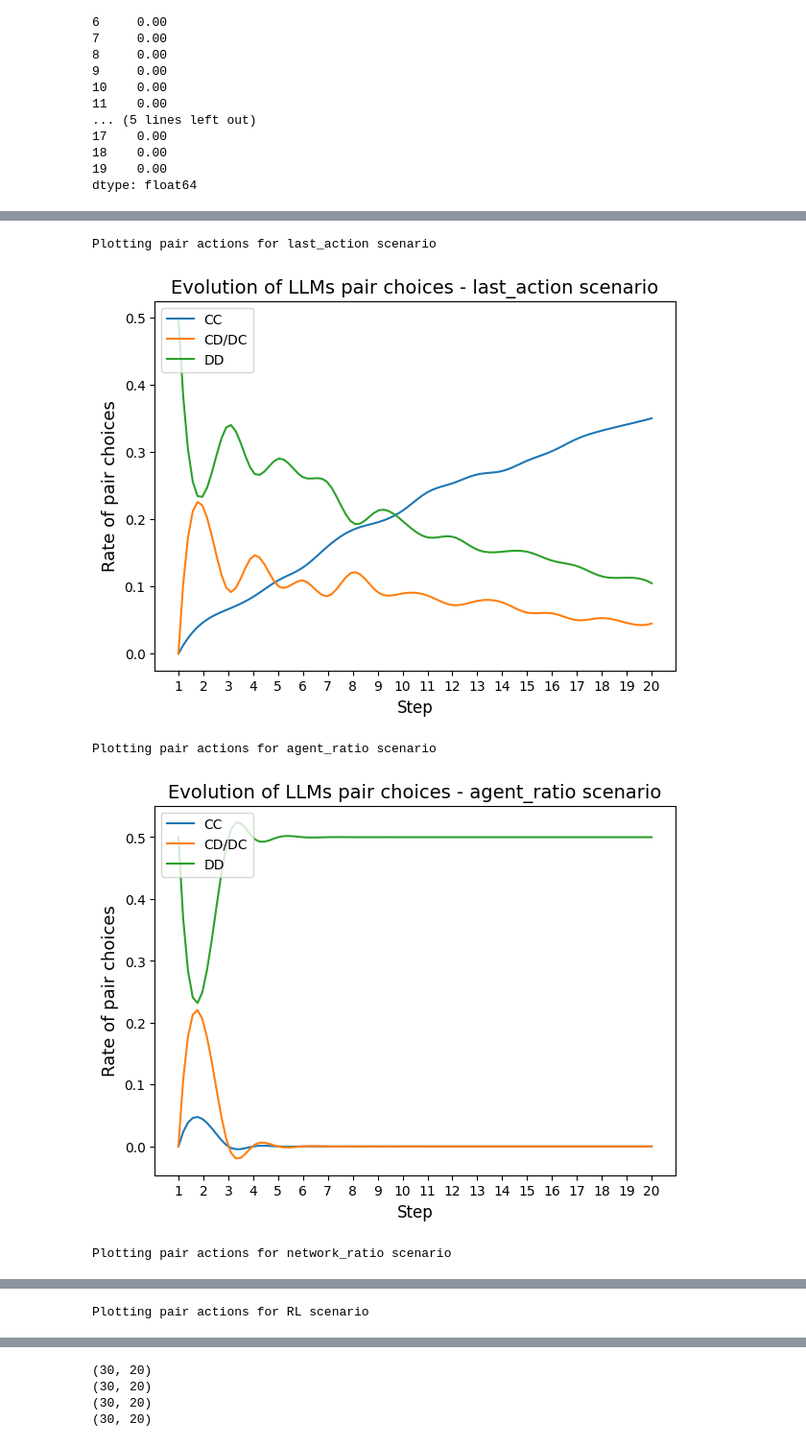
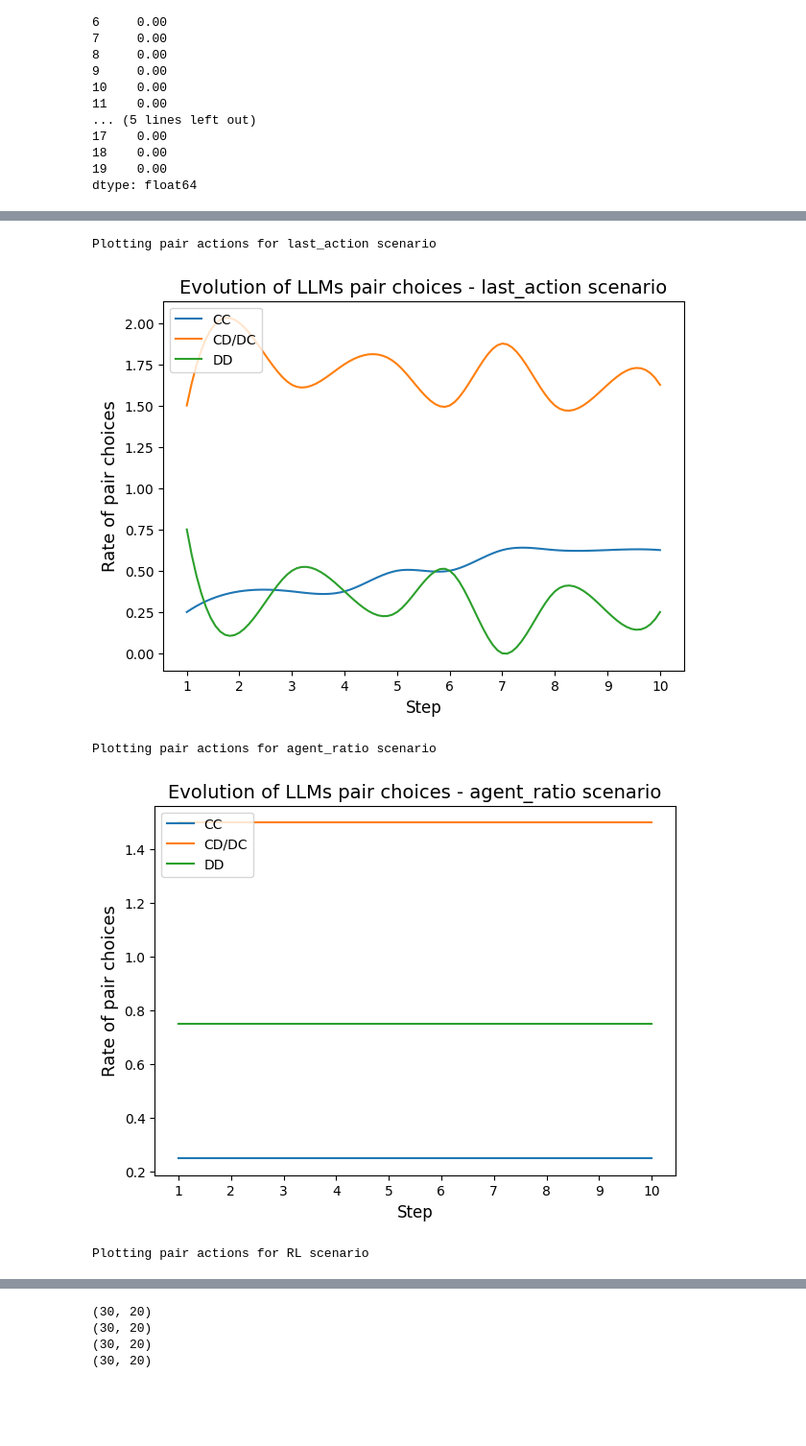
Before and after one commit to sepehrilami/LLM-RL, a Jupyter notebook: create_figures/visualizer_2025.ipynb, the cells around one changed output, grey strips where cells are left out. Shown at 96% size. Drawn from its saved outputs; the diff is of its cells as text; code cells hidden in the pictures; blank space fills up the shorter version.

```diff
--- a/create_figures/visualizer_2025.ipynb
+++ b/create_figures/visualizer_2025.ipynb
@@ -10,12 +10,12 @@ Intel MKL WARNING: Support of Intel(R) Streaming SIMD Extensions 4.2 (Intel(R) S
 # %%
 # function to get the root dir and load the data and return 4 arrays
 def load_data(game_type):
-    root_dir = f'../environment_simplified/outputs2/{game_type}/smaller_LA/round_wise_data_2025/'
+    root_dir = f'../environment_simplified/outputs_deterministic_agents/{game_type}/round_wise_data/'
     # handle the error if the directory does not exist
     if not os.path.exists(root_dir):
         print('Directory does not exist')
         return []
-    num_agent, steps, rounds, edge_prob = 20, 20, 10, 0.25
+    num_agent, steps, rounds, edge_prob = 5, 10, 2, 1
     run_spec = f'{num_agent}_{steps}_{rounds}_{edge_prob}'
     rounds_total_C_ratio = np.load(root_dir+f'rounds_total_C_ratio_{run_spec}.npy', allow_pickle=True)
     rounds_total_C_ratio_per_step = np.load(root_dir+f'rounds_total_C_ratio_per_step_{run_spec}.npy', allow_pickle=True)
@@ -161,7 +161,7 @@ def plot_pair_actions(scenario_name, pair_actions_df, time_step=20, rounds=10):
     plt.xlabel('Step', fontsize=12)
     plt.ylabel('Rate of pair choices', fontsize=13)
     plt.title(f'Evolution of LLMs pair choices - {scenario_name} scenario', fontsize=14)
-    plt.xticks(np.arange(1, 21, 1.0))
+    plt.xticks(np.arange(1, time_step + 1, 1.0))
 
     # Save plots
     # plt.savefig(os.path.join('figs/2025', f'pair_actions_{scenario_name}.png'), dpi=500)
@@ -170,12 +170,12 @@ def plot_pair_actions(scenario_name, pair_actions_df, time_step=20, rounds=10):
 # %%
 for game_type in game_types:
     pair_actions = all_data[game_type][2]
     # plot the pair actions
     print(f'Plotting pair actions for {game_type} scenario')
-    plot_pair_actions(game_type, pair_actions, rounds=5)
+    plot_pair_actions(game_type, pair_actions, time_step=10, rounds=5)
 # %% [output]
 Plotting pair actions for last_action scenario
-[figure, old version]
+[figure, new version]
 Plotting pair actions for agent_ratio scenario
-[figure, old version]
+[figure, new version]
-Plotting pair actions for network_ratio scenario
+Plotting pair actions for RL scenario
@@ -183 +182,0 @@ Plotting pair actions for network_ratio scenario
-Plotting pair actions for RL scenario
```
Also changed, not shown: parts of 7 cells of this notebook, 45 other files.
